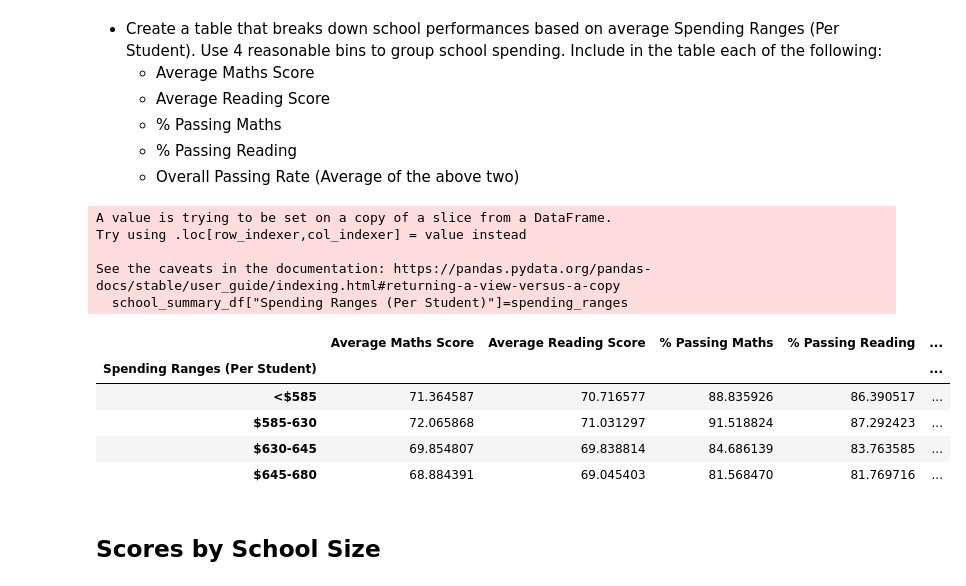
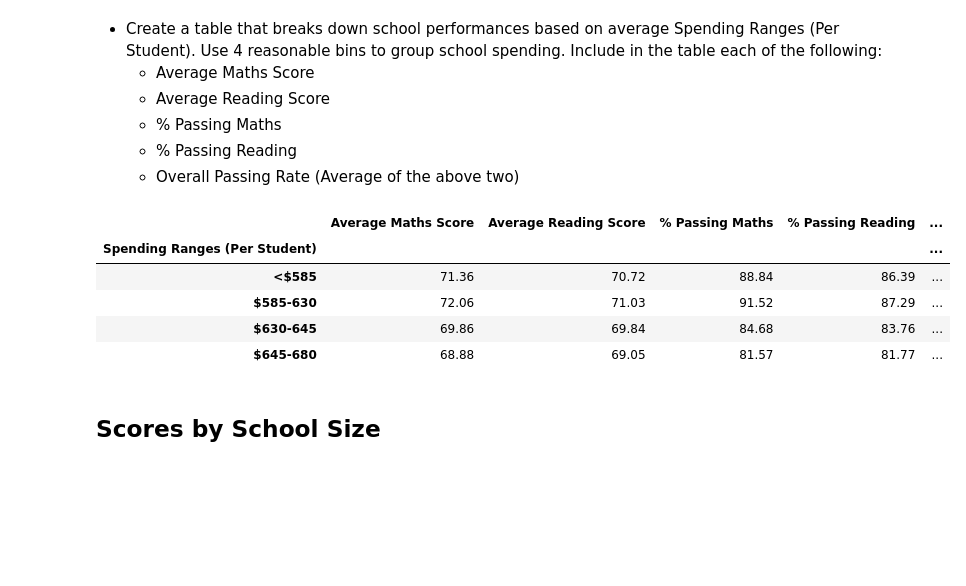
Before and after one commit to ivarvani/pandas-challenge, a Jupyter notebook: PyCitySchools/PyCitySchools.ipynb, the cells around one changed output. Saved outputs shown, nothing was run; the diff lists cells and outputs as text; code cells hidden in the pictures; blank space fills up the shorter version.

Commit message:
formated the data in the school summary table

```diff
--- a/PyCitySchools/PyCitySchools.ipynb
+++ b/PyCitySchools/PyCitySchools.ipynb
@@ -94,7 +94,7 @@ school_data_df= school_data_complete.groupby(["school_name","type"]).agg({"Stude
 school_data_df.rename(columns = {"Student ID": "Total Students","budget":"Total School Budget",
                                  "maths_score":"Average Maths Score","reading_score":"Average Reading Score"},inplace = True)
 #calculating per student budget
-school_data_df["Total School Budget"].astype("int")
+school_data_df["Total School Budget"].astype("float")
 per_student_budget = school_data_df["Total School Budget"]/school_data_df["Total Students"]
 school_data_df["Per Student Budget"]= per_student_budget
 #determing the % passing maths
@@ -115,8 +115,14 @@ school_data_df_reset=school_data_df.reset_index("type")
 school_data_df_reset.rename(columns ={"type":"School Type"},inplace = True)
 #rearranging the columns
 school_summary_df= school_data_df_reset[["School Type","Total Students","Total School Budget",
-                         "Per Student Budget","Average Maths Score","Average Reading Score",
-                         "% Passing Maths","% Passing Reading","% Overall Passing"]]
+                                         "Per Student Budget","Average Maths Score","Average Reading Score",
+                                         "% Passing Maths","% Passing Reading","% Overall Passing"]]
+#formatting the data to two decimal places
+school_summary_df["Average Maths Score"]=school_summary_df["Average Maths Score"].round(2)
+school_summary_df["Average Reading Score"]=school_summary_df["Average Reading Score"].round(2)
+school_summary_df["% Passing Maths"]=school_summary_df["% Passing Maths"].round(2)
+school_summary_df["% Passing Reading"]=school_summary_df["% Passing Reading"].round(2)
+school_summary_df["% Overall Passing"]=school_summary_df["% Overall Passing"].round(2)
 school_summary_df
 # %% [output]
 |  | School Type | Total Students | Total School Budget | Per Student Budget | Average Maths Score | ... |
@@ -258,27 +264,27 @@ reading_score_summary_df
 # %%
 bins = [0,585,630,645,680]
 group_labels = ["<$585","$585-630","$630-645","$645-680"]
 spending_ranges = pd.cut(school_summary_df["Per Student Budget"],bins,labels= group_labels,include_lowest = True)
 school_summary_df["Spending Ranges (Per Student)"]=spending_ranges
-spending_summary_df = school_summary_df.groupby(["Spending Ranges (Per Student)"]).agg({"Average Maths Score":
-                                                                                                  "mean","Average Reading Score":
-                                                                                                   "mean","% Passing Maths":
-                                                                                                   "mean", "% Passing Reading":
-                                                                                                   "mean","% Overall Passing":
-                                                                                                   "mean",})
+spending_summary_df = school_summary_df.groupby(["Spending Ranges (Per Student)"]).agg({"Average Maths Score":"mean",
+                                                                                        "Average Reading Score":"mean",
+                                                                                        "% Passing Maths":"mean",
+                                                                                        "% Passing Reading":"mean",
+                                                                                        "% Overall Passing":"mean"})
+
+spending_summary_df["Average Maths Score"]=spending_summary_df["Average Maths Score"].round(2)
+spending_summary_df["Average Reading Score"]=spending_summary_df["Average Reading Score"].round(2)
+spending_summary_df["% Passing Maths"]=spending_summary_df["% Passing Maths"].round(2)
+spending_summary_df["% Passing Reading"]=spending_summary_df["% Passing Reading"].round(2)
+spending_summary_df["% Overall Passing"]=spending_summary_df["% Overall Passing"].round(2)
 spending_summary_df
 # %% [output]
-A value is trying to be set on a copy of a slice from a DataFrame.
-Try using .loc[row_indexer,col_indexer] = value instead
-
-See the caveats in the documentation: https://pandas.pydata.org/pandas-docs/stable/user_guide/indexing.html#returning-a-view-versus-a-copy
-  school_summary_df["Spending Ranges (Per Student)"]=spending_ranges
 |  | Average Maths Score | Average Reading Score | % Passing Maths | % Passing Reading | ... |
 | Spending Ranges (Per Student) |  |  |  |  | ... |
-| <$585 | 71.364587 | 70.716577 | 88.835926 | 86.390517 | ... |
-| $585-630 | 72.065868 | 71.031297 | 91.518824 | 87.292423 | ... |
-| $630-645 | 69.854807 | 69.838814 | 84.686139 | 83.763585 | ... |
-| $645-680 | 68.884391 | 69.045403 | 81.568470 | 81.769716 | ... |
+| <$585 | 71.36 | 70.72 | 88.84 | 86.39 | ... |
+| $585-630 | 72.06 | 71.03 | 91.52 | 87.29 | ... |
+| $630-645 | 69.86 | 69.84 | 84.68 | 83.76 | ... |
+| $645-680 | 68.88 | 69.05 | 81.57 | 81.77 | ... |
 # %% [markdown]
 ## Scores by School Size
 # %% [markdown]
```
Also changed, not shown: parts of 5 cells of this notebook.
